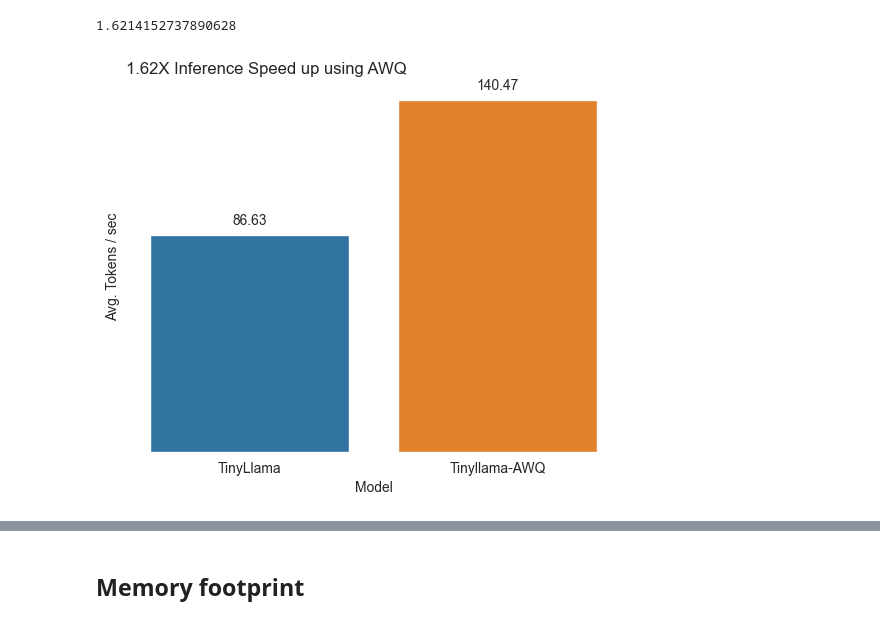
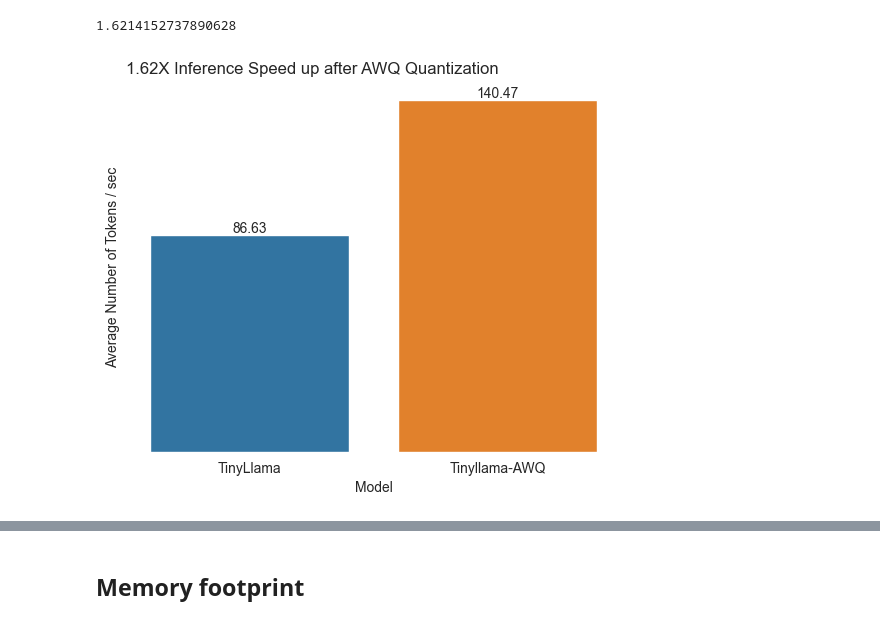
Before and after one commit to tctsung/LLM_quantize, a Jupyter notebook: evaluation.ipynb, the cells around one changed output, grey strips where cells are left out. Saved outputs shown, nothing was run; the diff lists cells and outputs as text; code cells hidden in the pictures.

Commit message:
finish visualization of evaluation

```diff
--- a/evaluation.ipynb
+++ b/evaluation.ipynb
@@ -113,20 +167,20 @@ np.mean(awq_speed['token_per_sec']) / np.mean(ori_speed['token_per_sec'])
 # %%
 from matplotlib import pyplot as plt
 
 ax = sns.barplot(x='Model', y='token_per_sec', data=speed_data, hue='Model', errorbar=None)
 # errorbar="sd", capsize=.3, zorder=5
 for p in ax.patches:
     ax.annotate(format(p.get_height(), '.2f'),
-                (p.get_x() + p.get_width() / 2., p.get_height()),
+                (p.get_x() + p.get_width() / 2., p.get_height()-3),
                 ha = 'center', va = 'center',
                 xytext = (0, 10),
                 textcoords = 'offset points')
 # plt.gca().axes.yaxis.set_visible(False)
 ax.yaxis.set_ticks([])
 ax.yaxis.set_ticklabels([])
-plt.title('1.62X Inference Speed up using AWQ', loc='left')
+plt.title('1.62X Inference Speed up after AWQ Quantization', loc='left')
 plt.xlabel('Model')
-plt.ylabel('Avg. Tokens / sec')
+plt.ylabel('Average Number of Tokens / sec')
 sns.despine(bottom = True, left = True)
 # %% [output]
-[figure, old version]
+[figure, new version]
```
Also changed, not shown: parts of 13 cells of this notebook, 5 other files.
